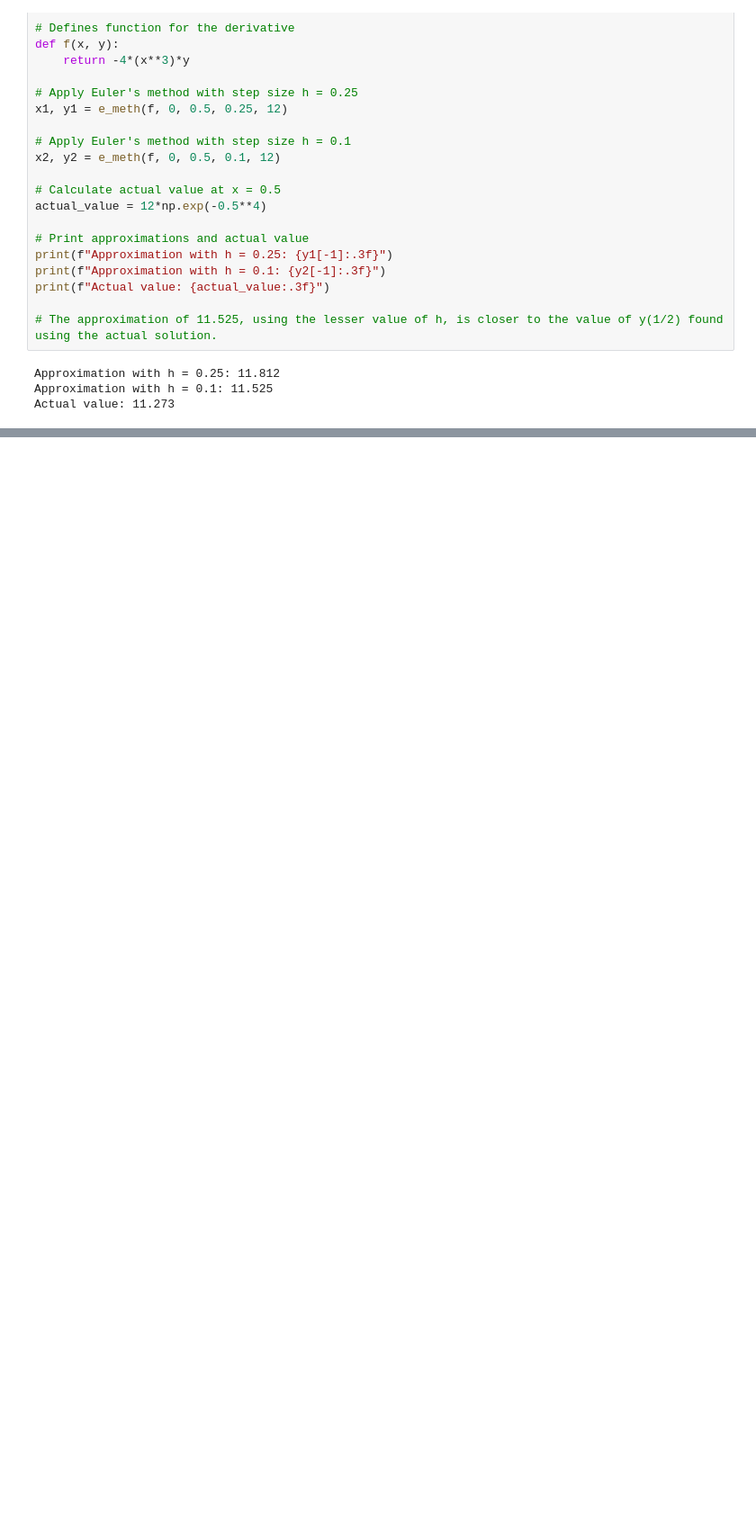
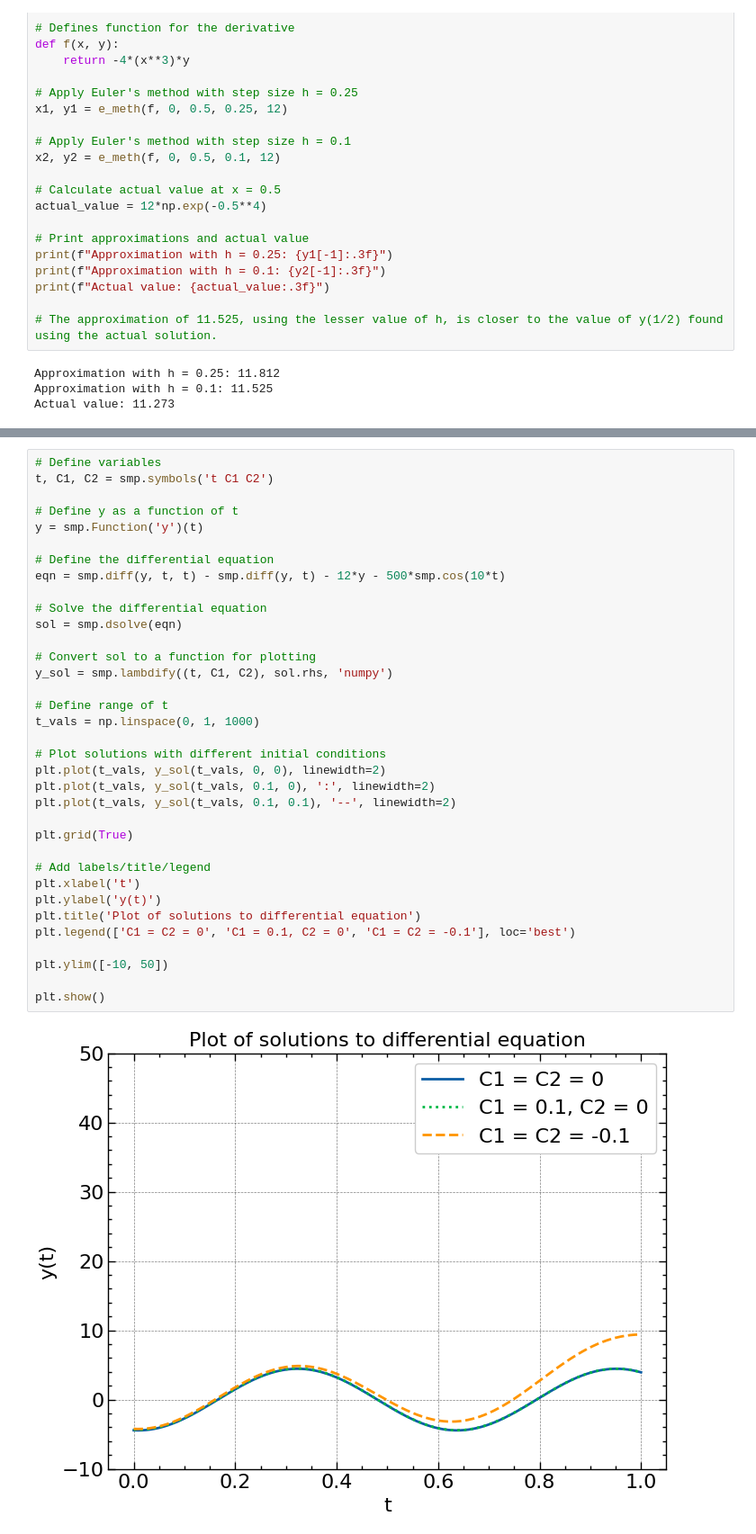
Before and after one commit to bks4522/Math_Work, a Jupyter notebook: Diff_Eq/Mod2.ipynb, the cells around one changed output, grey strips where cells are left out. Shown: that part at 90% size. Drawn from its saved outputs; the diff is of its cells as text; blank space fills up the shorter version.

```diff
--- a/Diff_Eq/Mod2.ipynb
+++ b/Diff_Eq/Mod2.ipynb
@@ -774,0 +866,37 @@ Actual value: 11.273
+# %%
+# Define variables
+t, C1, C2 = smp.symbols('t C1 C2')
+
+# Define y as a function of t
+y = smp.Function('y')(t)
+
+# Define the differential equation
+eqn = smp.diff(y, t, t) - smp.diff(y, t) - 12*y - 500*smp.cos(10*t)
+
+# Solve the differential equation
+sol = smp.dsolve(eqn)
+
+# Convert sol to a function for plotting
+y_sol = smp.lambdify((t, C1, C2), sol.rhs, 'numpy')
+
+# Define range of t
+t_vals = np.linspace(0, 1, 1000)
+
+# Plot solutions with different initial conditions
+plt.plot(t_vals, y_sol(t_vals, 0, 0), linewidth=2)
+plt.plot(t_vals, y_sol(t_vals, 0.1, 0), ':', linewidth=2)
+plt.plot(t_vals, y_sol(t_vals, 0.1, 0.1), '--', linewidth=2)
+
+plt.grid(True)
+
+# Add labels/title/legend
+plt.xlabel('t')
+plt.ylabel('y(t)')
+plt.title('Plot of solutions to differential equation')
+plt.legend(['C1 = C2 = 0', 'C1 = 0.1, C2 = 0', 'C1 = C2 = -0.1'], loc='best')
+
+plt.ylim([-10, 50])
+
+plt.show()
+# %% [output]
+[figure, added]
```
Also changed, not shown: parts of 6 cells of this notebook, 15 other files.
